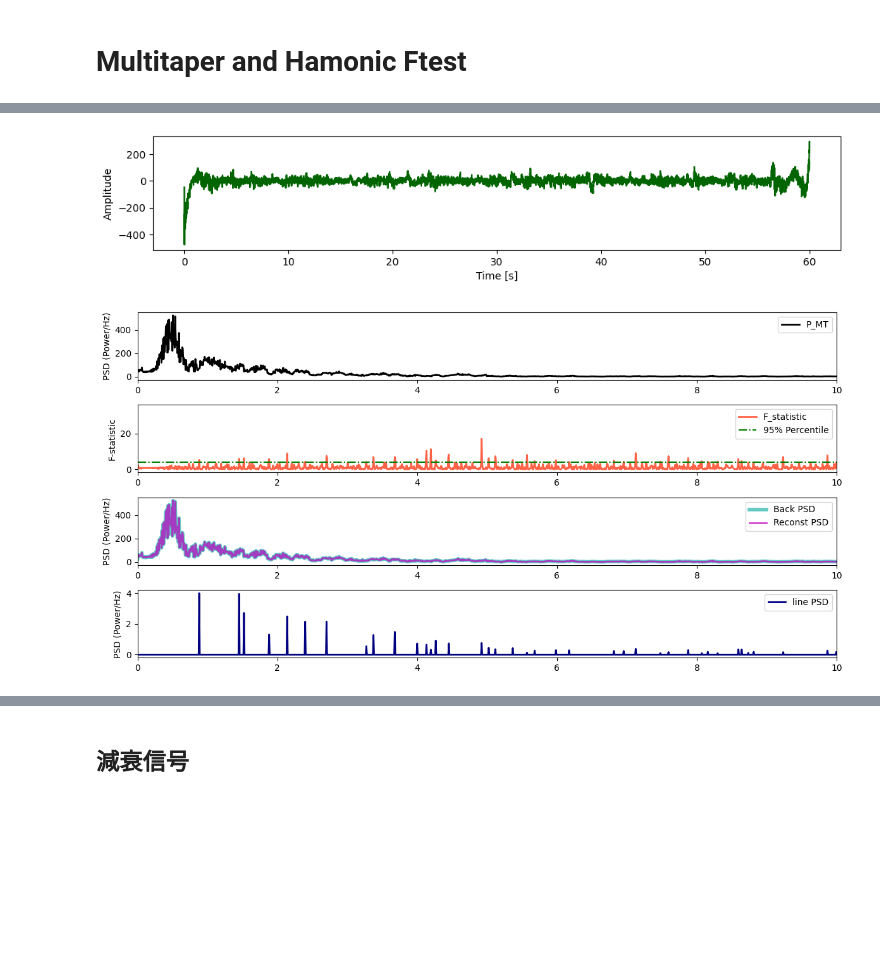
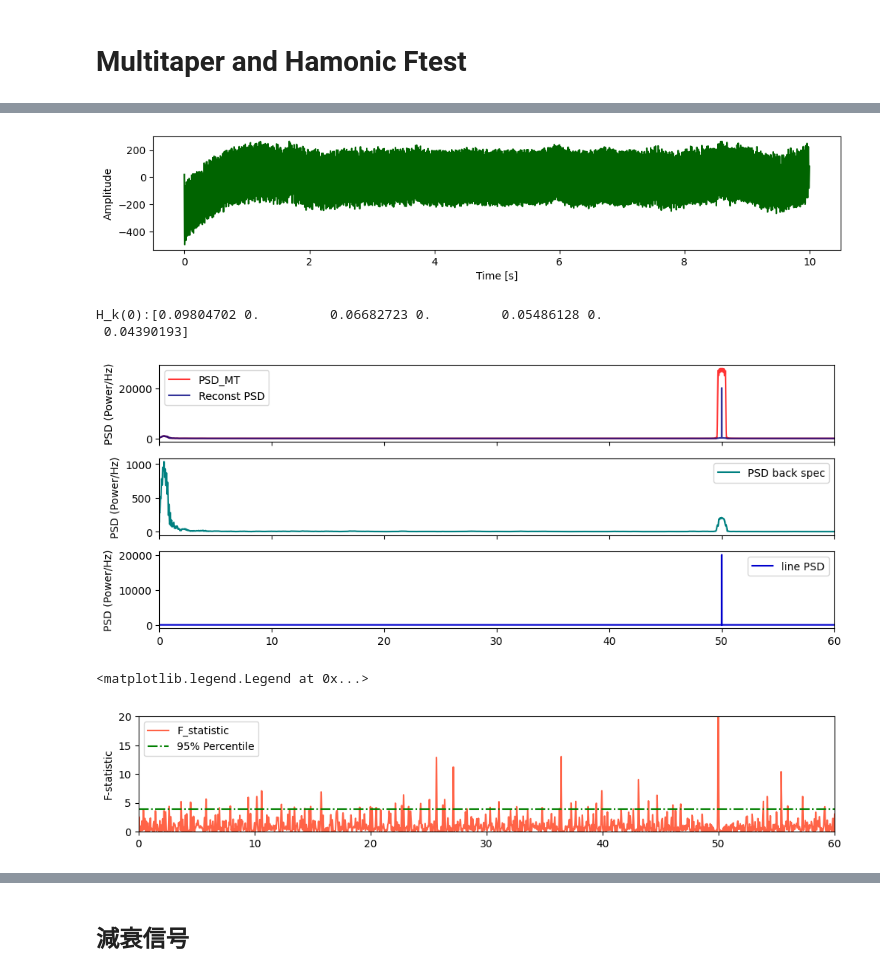
Before and after one commit to Chamusuke/Multitaper_harmonic_Ftest, a Jupyter notebook: python/example.ipynb, the cells around one changed output, grey strips where cells are left out. Saved outputs shown, nothing was run; the diff lists cells and outputs as text; code cells hidden in the pictures; blank space fills up the shorter version.

```diff
--- a/python/example.ipynb
+++ b/python/example.ipynb
@@ -9,7 +9,7 @@ import matplotlib.pyplot as plt
 
 
 df = pd.read_csv("../../test_data/record.csv")
-df = df[(df["Time:512Hz"] >= 480) & (df["Time:512Hz"] <= 540)]
+df = df[(df["Time:512Hz"] >= 490) & (df["Time:512Hz"] <= 500)]
 df["Time:512Hz"] = df["Time:512Hz"] - df["Time:512Hz"].iloc[0]
 display(df.head())
 fs_EEG =512
@@ -55,9 +55,9 @@ gstop = 40    # 阻止域最小減衰[dB]
 signal_EEG = lowpass(signal_EEG, fs_EEG, cutoff, gpass, gstop)
 
 notch_freq = 50
-Q = 30
+Q = 40
 b, a = signal.iirnotch(notch_freq, Q, fs_EEG)
-signal_EEG = signal.filtfilt(b, a, signal_EEG)
+# signal_EEG = signal.filtfilt(b, a, signal_EEG)
 
 fig = plt.figure(figsize=(12, 2))
 ax = fig.add_subplot()
@@ -66,50 +66,44 @@ ax.set_ylabel("Amplitude")
 ax.set_xlabel("Time [s]")
 plt.show()
 
-MTSpec = MultiTaper_Periodogram(NW=4,nfft=2**16)
+MTSpec = MultiTaper_Periodogram(NW=4,nfft=2**16, K=7)
 MTSpec.MT_Spec(signal_EEG, fs_EEG)
 MTSpec.Harmonic_Ftest(p_level=0.05)
 
-fig, axes = plt.subplots(4, 1, figsize=(12, 6))  # 3行1列のサブプロット
-
-a = 0.95  # 透明度
+fig, axes = plt.subplots(3, 1, figsize=(10, 4),sharex=True, sharey=False)  # 3行1列のサブプロット
 
 # ---- 1つ目のプロット (PSD) ----
 ax = axes[0]
-ax.plot(MTSpec.f, MTSpec.mt_psd, '-', label='P_MT', alpha=1, c='k', lw=2)
+ax.plot(MTSpec.f, MTSpec.mt_psd, '-', label='PSD_MT', alpha=0.8, c='r', lw=1.5)
+ax.plot(MTSpec.f, MTSpec.re_psd[1, :], '-', label='Reconst PSD', alpha=0.8, c='navy', lw=1.5)
 ax.set_ylabel('PSD (Power/Hz)')
-ax.set_xlim(0,10)
-# ax.set_yscale('log')
-# ax.set_ylim(1e-8)
+# ax.set_yscale("log")
+ax.set_xlim(0,60)
 ax.legend()
 
-# ---- 2つ目のプロット (F-statistic) ----
+# ---- プロット (Reconstructed PSD) ----
 ax = axes[1]
-ax.plot(MTSpec.f, MTSpec.F_stat[0, :], '-', label='F_statistic', alpha=1, c='tomato', lw=2)
-ax.hlines(MTSpec.F_crit, MTSpec.f[0], MTSpec.f[-1], linestyles="-.", color='green', label='95% Percentile')
-ax.set_ylabel('F-statistic')
-ax.set_xlim(0,10)
+ax.plot(MTSpec.f, MTSpec.re_psd[0, :], '-', label='PSD back spec', alpha=1, c='teal', lw=1.5)
+ax.set_ylabel('PSD (Power/Hz)')
 ax.legend()
-
-# ---- 3つ目のプロット (Reconstructed PSD) ----
+# ---- プロット (Reconstructed PSD) ----
 ax = axes[2]
-ax.plot(MTSpec.f, MTSpec.re_psd[0, :], '-', label='Back PSD', alpha=0.7, c='lightseagreen', lw=4)
-ax.plot(MTSpec.f, MTSpec.re_psd[1, :], '-', label='Reconst PSD', alpha=0.7, c='m', lw=2)
+ax.plot(MTSpec.f, MTSpec.re_psd[2, :], '-', label='line PSD', alpha=1, c='mediumblue', lw=1.5)
 ax.set_ylabel('PSD (Power/Hz)')
-ax.set_xlim(0,10)
-# ax.set_yscale('log')
-# ax.set_ylim(1e-8)
-ax.legend()
-# ---- 4つ目のプロット (Reconstructed PSD) ----
-ax = axes[3]
-ax.plot(MTSpec.f, MTSpec.re_psd[2, :], '-', label='line PSD', alpha=1, c='navy', lw=2)
-ax.set_ylabel('PSD (Power/Hz)')
-ax.set_xlim(0,10)
-# ax.set_yscale('log')
-# ax.set_ylim(1e-8)
 ax.legend()
 # ---- レイアウトの調整 ----
 plt.tight_layout()  # 各プロットの間隔を調整
 plt.show()
+
+
+# ---- プロット (F-statistic) ----
+fig = plt.figure(figsize=(12, 2))
+ax = fig.add_subplot()
+ax.plot(MTSpec.f, MTSpec.F_stat[0, :], '-', label='F_statistic', alpha=1, c='tomato', lw=1.5)
+ax.hlines(MTSpec.F_crit, MTSpec.f[0], MTSpec.f[-1], linestyles="-.", color='green', label='95% Percentile')
+ax.set_ylabel('F-statistic')
+ax.set_xlim(0,60)
+ax.set_ylim(0,20)
+ax.legend()
 # %% [output]
 |  | Time:512Hz | Epoch | FP1 | FP2 | F7 | Fz | F8 | T3 | C3 | Cz | C4 | ... |
@@ -121,5 +115,9 @@ plt.show()
-[figure, old version]
+[figure, new version]
+H_k(0):[0.09804702 0.         0.06682723 0.         0.05486128 0.
+ 0.04390193]
-[figure, old version]
+[figure, new version]
+<matplotlib.legend.Legend at 0x...>
+[figure, added]
 # %%
 df_ecg = pd.read_csv("../../test_data/ECG_data.csv")
 
```
Also changed, not shown: parts of 6 cells of this notebook, 1 other file.
